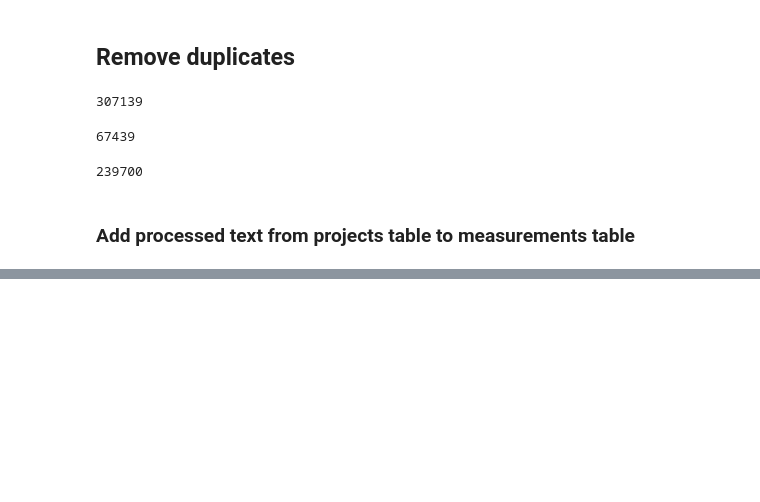
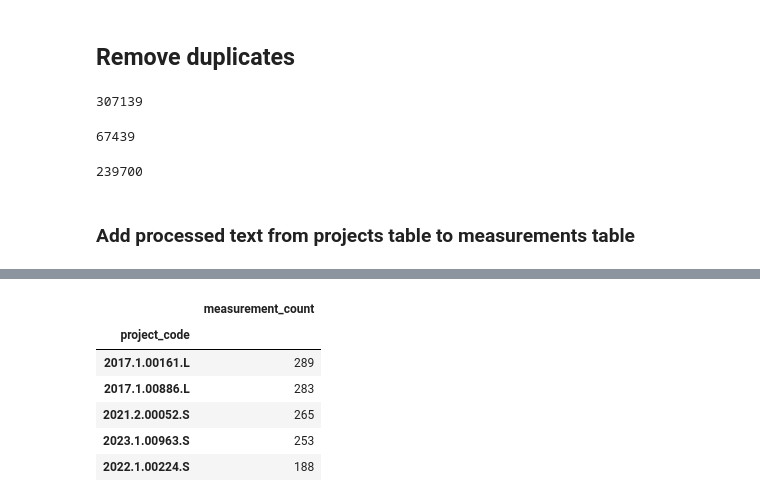
Before and after one commit to rlipps/NRAO_Capstone, a Jupyter notebook: data/Data_Ingestion.ipynb, the cells around one changed output, grey strips where cells are left out. Saved outputs shown, nothing was run; the diff lists cells and outputs as text; code cells hidden in the pictures; blank space fills up the shorter version.

```diff
--- a/data/Data_Ingestion.ipynb
+++ b/data/Data_Ingestion.ipynb
@@ -872,0 +876,5 @@ measurements.to_csv(f'{filename}.zip', index=False, compression=compression_opti
+# %%
+line_projects = projects.query('fs_type == "line"')
+line_projects = line_projects.set_index('project_code')
+line_measurements = measurements.query('fs_type == "line"')
+line_measurements = line_measurements.set_index('project_code')
@@ -872,0 +887,15 @@ measurements.to_csv(f'{filename}.zip', index=False, compression=compression_opti
+# %%
+project_measurements = line_measurements.groupby(line_measurements.index)\
+    .project_title.count()\
+        .sort_values(ascending=False)\
+        .to_frame()
+project_measurements.columns = ['measurement_count']
+project_measurements.head()
+# %% [output]
+|  | measurement_count |
+| project_code |  |
+| 2017.1.00161.L | 289 |
+| 2017.1.00886.L | 283 |
+| 2021.2.00052.S | 265 |
+| 2023.1.00963.S | 253 |
+| 2022.1.00224.S | 188 |
```
Also changed, not shown: parts of 13 cells of this notebook, 5 other files.
